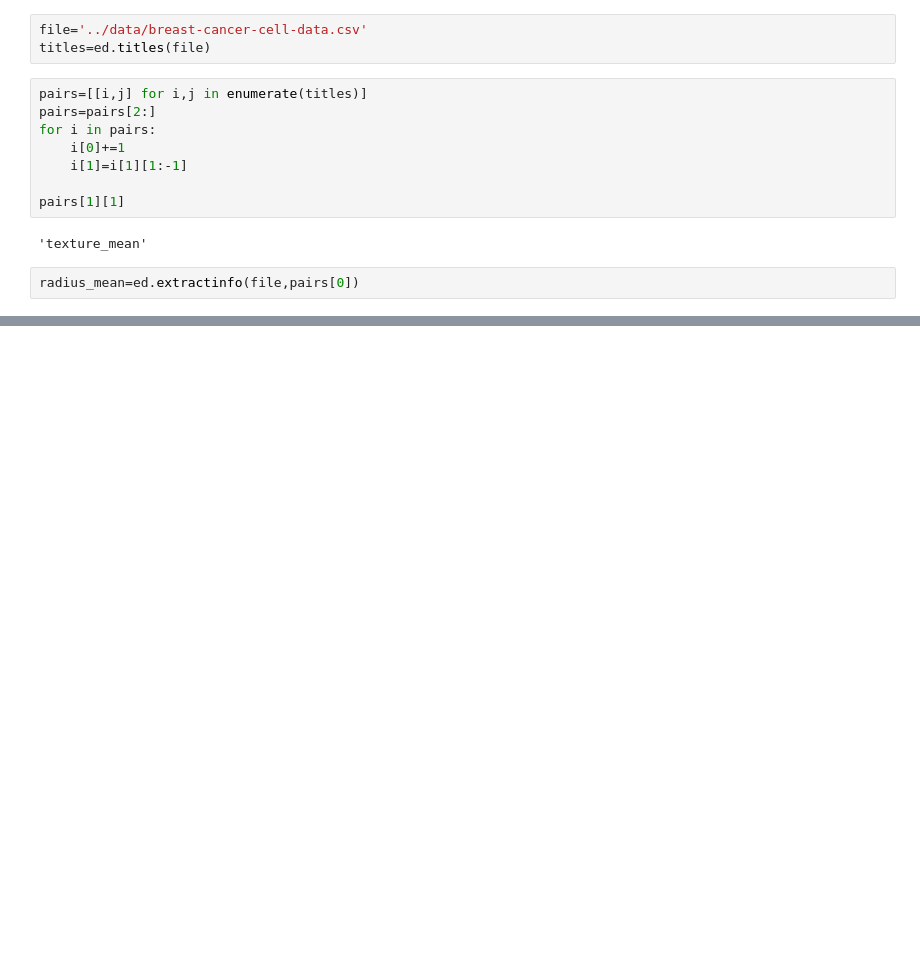
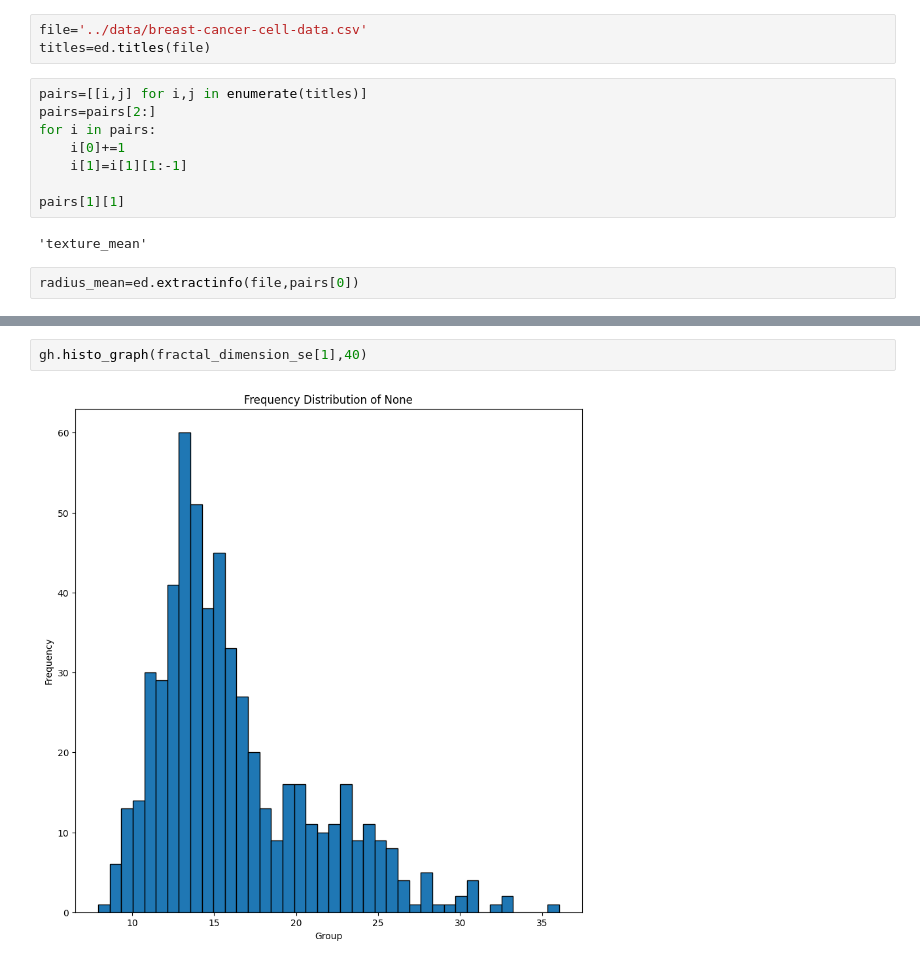
Before and after one commit to mrhamana/mammo-da, a Jupyter notebook: pythonside/main.ipynb, the cells around one changed output, grey strips where cells are left out. Cells and saved outputs as stored; diff of their text form; blank space fills up the shorter version.

```diff
--- a/pythonside/main.ipynb
+++ b/pythonside/main.ipynb
@@ -31,0 +56,4 @@ True
+# %%
+gh.histo_graph(fractal_dimension_se[1],40)
+# %% [output]
+[figure, added]
```
Also changed, not shown: parts of 15 cells of this notebook, 4 other files.
